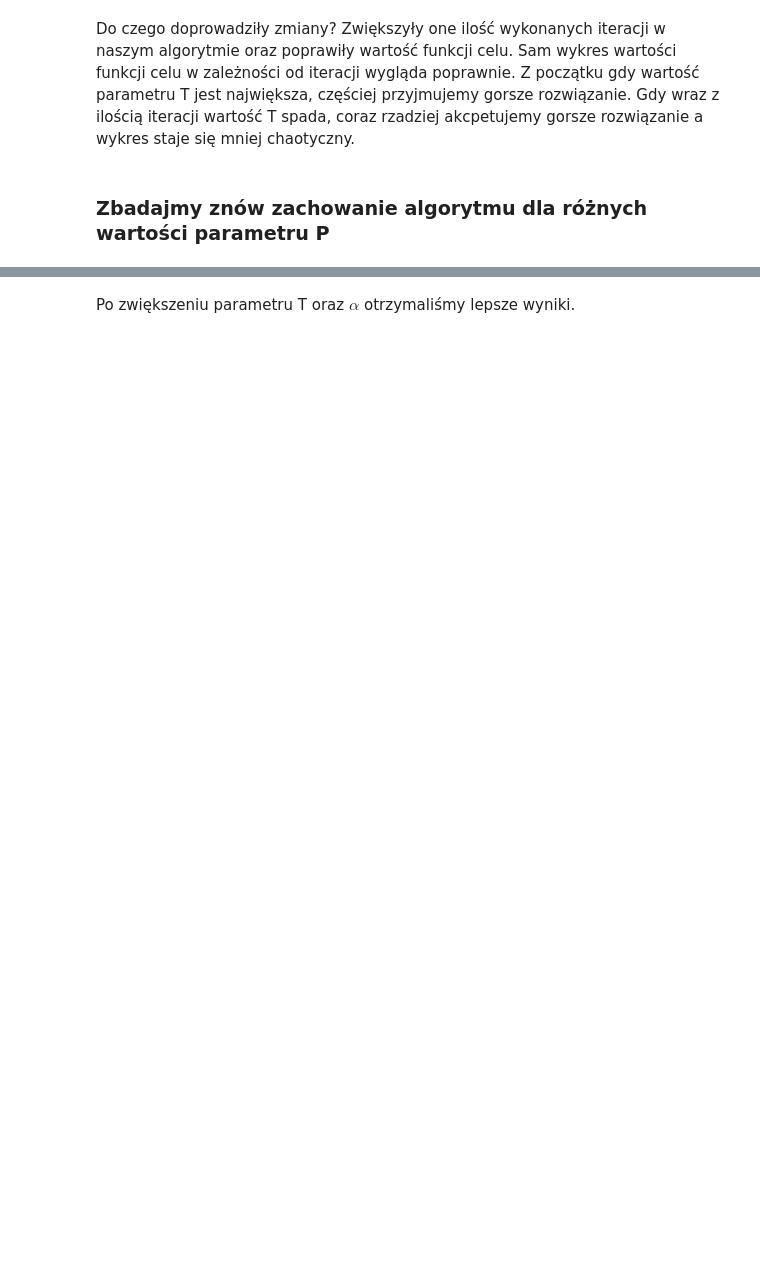
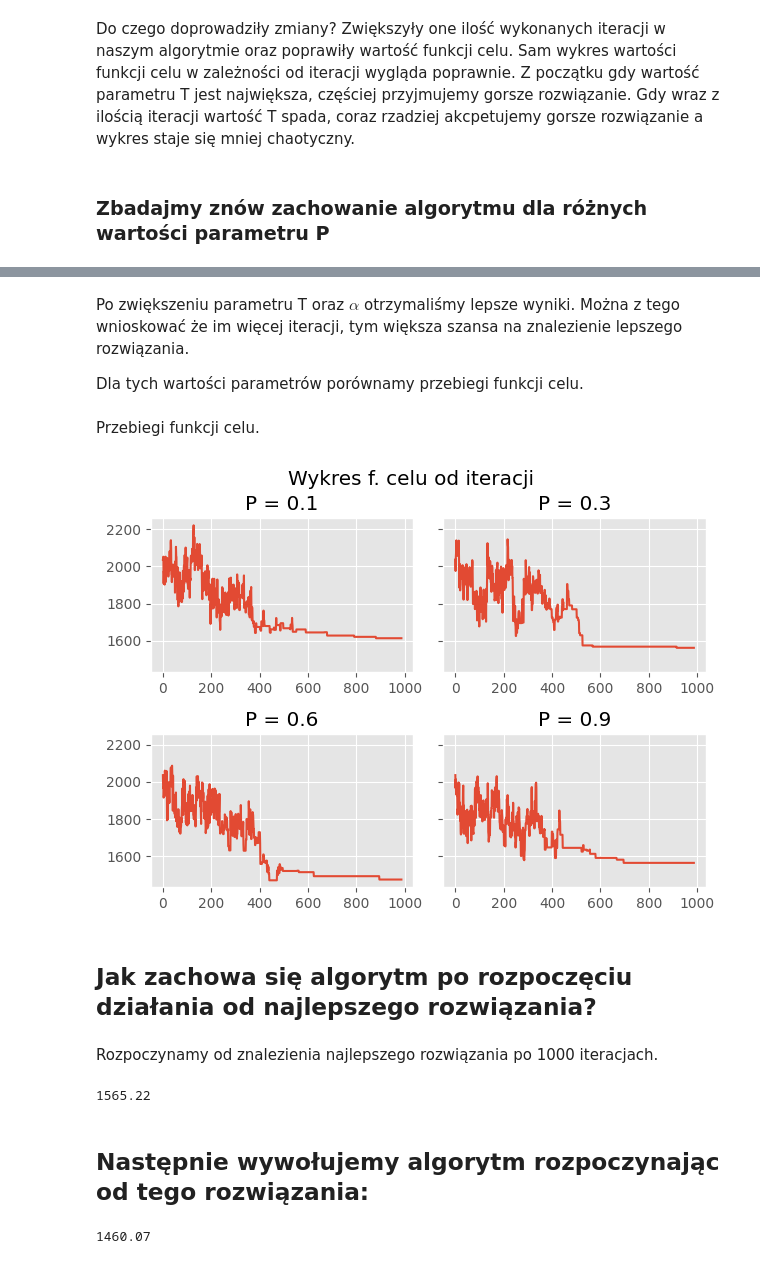
Before and after one commit to 13Dominik/Simulated-annealing, a Jupyter notebook: project_raport.ipynb, the cells around one changed output, grey strips where cells are left out. Saved outputs shown, nothing was run; the diff lists cells and outputs as text; code cells hidden in the pictures; blank space fills up the shorter version.

```diff
--- a/project_raport.ipynb
+++ b/project_raport.ipynb
@@ -222,2 +249,70 @@ Najlepsze rozwiązanie otrzymaliśmy dla parametru P równego 0.5. Nie ma jednak
-# %% [markdown]
-Po zwiększeniu parametru T oraz $\alpha$ otrzymaliśmy lepsze wyniki.
+# %% [markdown]
+Po zwiększeniu parametru T oraz $\alpha$ otrzymaliśmy lepsze wyniki.
+Można z tego wnioskować że im więcej iteracji, tym większa szansa
+na znalezienie lepszego rozwiązania.
+
+Dla tych wartości parametrów porównamy przebiegi funkcji celu.
+# %%
+_, scoresP01, iters1,__ = simulated_annealing(
+                        new_solution,
+                        init_s, stations, END_POINT, MAX_EXTRA_ROUTE, P=0.1
+                        ,T=2000, alfa=0.99)
+
+_, scoresP03, iters2,__ = simulated_annealing(
+                        new_solution,
+                        init_s, stations, END_POINT, MAX_EXTRA_ROUTE, P=0.3
+                        ,T=2000, alfa=0.99)
+
+_, scoresP06, iters3,__ = simulated_annealing(
+                        new_solution,
+                        init_s, stations, END_POINT, MAX_EXTRA_ROUTE, P=0.6
+                        ,T=2000, alfa=0.99)
+
+_, scoresP09, iters4,__ = simulated_annealing(
+                        new_solution,
+                        init_s, stations, END_POINT, MAX_EXTRA_ROUTE, P=0.9
+                        ,T=2000, alfa=0.99)
+# %%
+def plot_proba():
+    f, ((ax1, ax2), (ax3, ax4)) = plt.subplots(2, 2, sharey=True)
+    tit = f.suptitle("Wykres f. celu od iteracji", fontsize="x-large")
+    ax1.plot(range(iters1 +1 ), scoresP01)
+    ax1.set_title('P = 0.1')
+    ax2.plot(range(iters2+1 ), scoresP03)
+    ax2.set_title('P = 0.3')
+    ax3.plot(range(iters3+1 ), scoresP06)
+    ax3.set_title('P = 0.6')
+    ax4.plot(range(iters4+1 ), scoresP09)
+    ax4.set_title('P = 0.9')
+
+    tit.set_y(0.95)
+    f.subplots_adjust(top=0.85)
+    f.tight_layout()
+# %% [markdown]
+Przebiegi funkcji celu.
+# %%
+plot_proba()
+# %% [output]
+[figure, added]
+# %% [markdown]
+## Jak zachowa się algorytm po rozpoczęciu działania od najlepszego rozwiązania?
+# %% [markdown]
+Rozpoczynamy od znalezienia najlepszego rozwiązania po 1000 iteracjach.
+# %%
+best_solution, _, _,_ = simulated_annealing(
+                        new_solution,
+                        init_s, stations, END_POINT, MAX_EXTRA_ROUTE
+                        ,0.7, 20000, 0.99, 1000)
+print(best_solution.solution_value())
+# %% [output]
+1565.22
+# %% [markdown]
+## Następnie wywołujemy algorytm rozpoczynając od tego rozwiązania:
+# %%
+new_best, _, _,_ = simulated_annealing(
+                        new_solution,
+                        best_solution, stations, END_POINT, MAX_EXTRA_ROUTE
+                        ,0.7, 20000, 0.99, 1000)
+print(new_best.solution_value())
+# %% [output]
+1460.07
```
Also changed, not shown: parts of 20 cells of this notebook, 5 other files.
